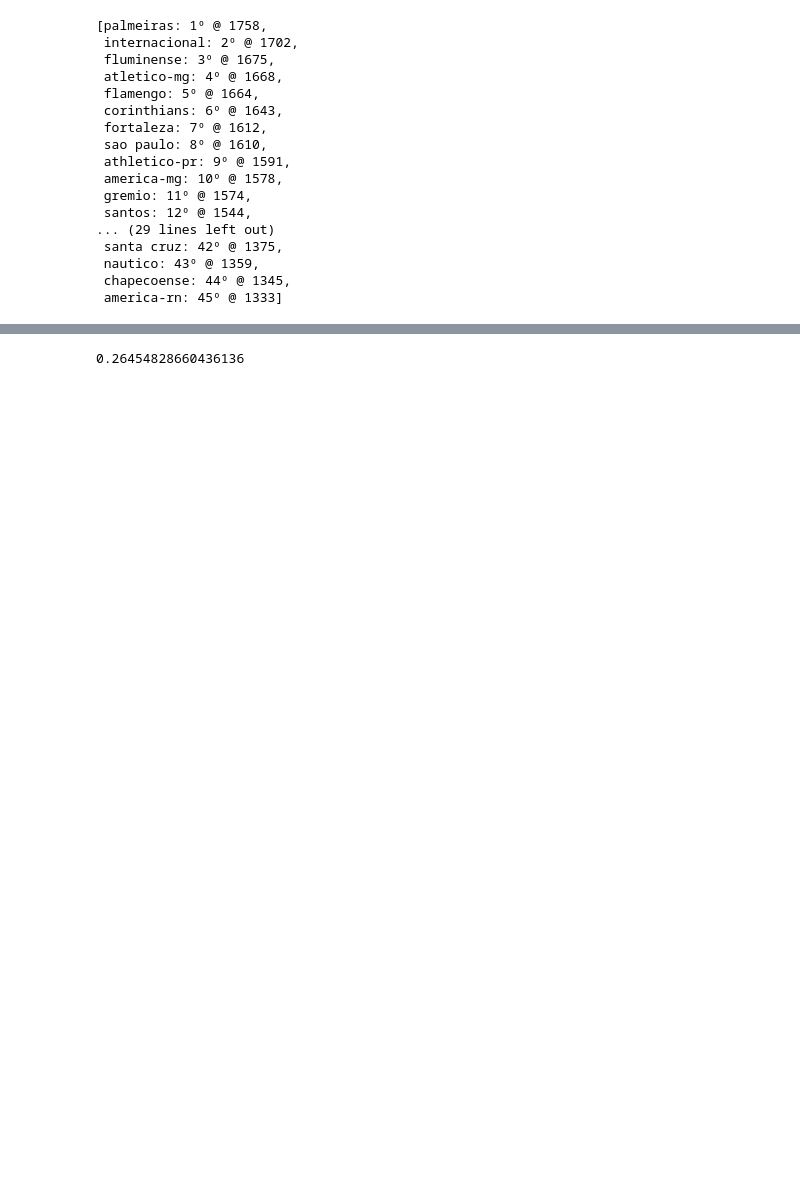
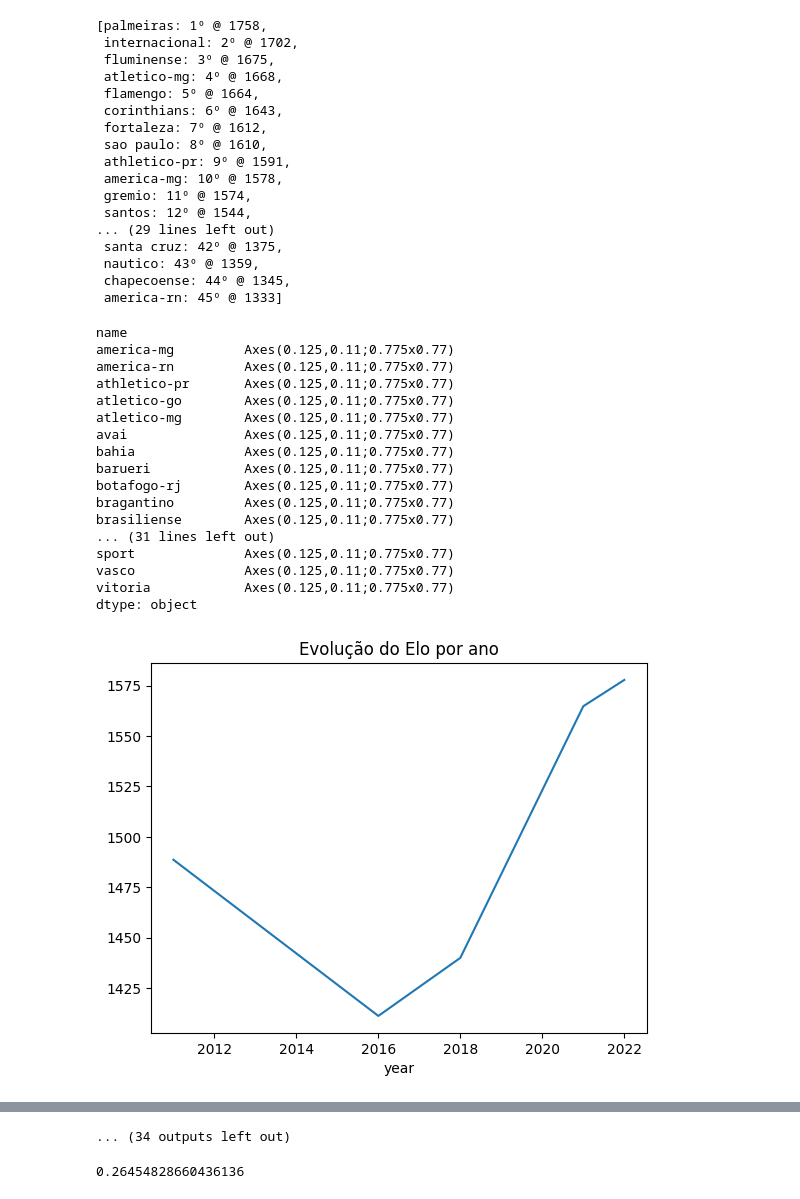
Before and after one commit to Slaxis/infnet-sports, a Jupyter notebook: bootelo/BooteloRanker.ipynb, the cells around one changed output, grey strips where cells are left out. Cells and saved outputs as stored; diff of their text form; code cells hidden in the pictures; blank space fills up the shorter version.

Commit message:
elo ranker changes

```diff
--- a/bootelo/BooteloRanker.ipynb
+++ b/bootelo/BooteloRanker.ipynb
@@ -100,3 +97,29 @@ team_list
  nautico: 43º @ 1359,
  chapecoense: 44º @ 1345,
  america-rn: 45º @ 1333]
+# %%
+import seaborn
+df_games = ranker.games.to_df()
+df_games['year'] = df_games['hour'].dt.year
+year_grades = df_games.groupby(["name", "year"]).agg({"grade": "last"}).reset_index()
+
+seaborn.lineplot(data=year_grades, x="year", y="grade", hue="name")
+# %% [output]
+name
+america-mg         Axes(0.125,0.11;0.775x0.77)
+america-rn         Axes(0.125,0.11;0.775x0.77)
+athletico-pr       Axes(0.125,0.11;0.775x0.77)
+atletico-go        Axes(0.125,0.11;0.775x0.77)
+atletico-mg        Axes(0.125,0.11;0.775x0.77)
+avai               Axes(0.125,0.11;0.775x0.77)
+bahia              Axes(0.125,0.11;0.775x0.77)
+barueri            Axes(0.125,0.11;0.775x0.77)
+botafogo-rj        Axes(0.125,0.11;0.775x0.77)
+bragantino         Axes(0.125,0.11;0.775x0.77)
+brasiliense        Axes(0.125,0.11;0.775x0.77)
+... (31 lines left out)
+sport              Axes(0.125,0.11;0.775x0.77)
+vasco              Axes(0.125,0.11;0.775x0.77)
+vitoria            Axes(0.125,0.11;0.775x0.77)
+dtype: object
+[figure, added]
@@ -103,3 +136,4 @@ team_list
+... (34 outputs left out)
 # %%
 import pandas
 df = pandas.read_csv(game_data_filepath)
```
Also changed, not shown: parts of 4 cells of this notebook.
